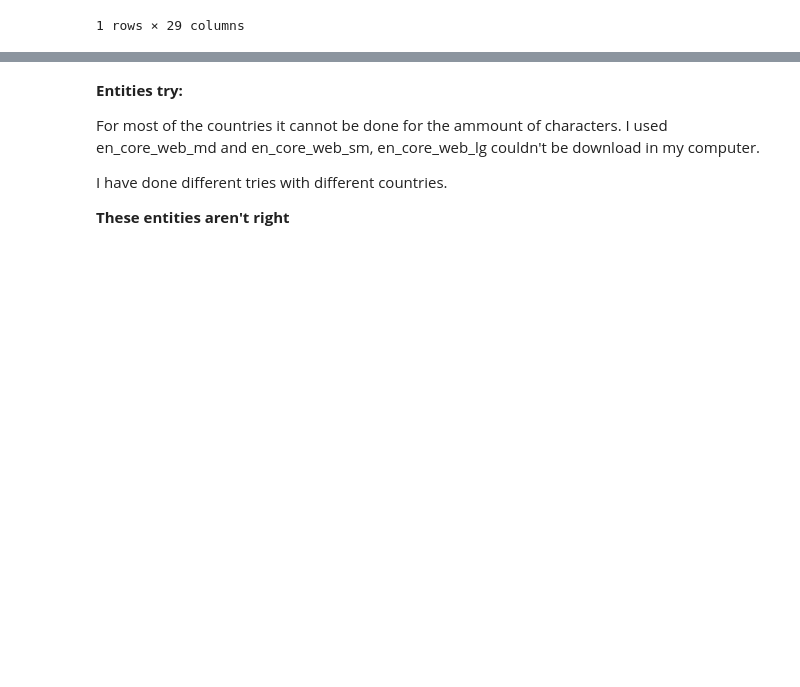
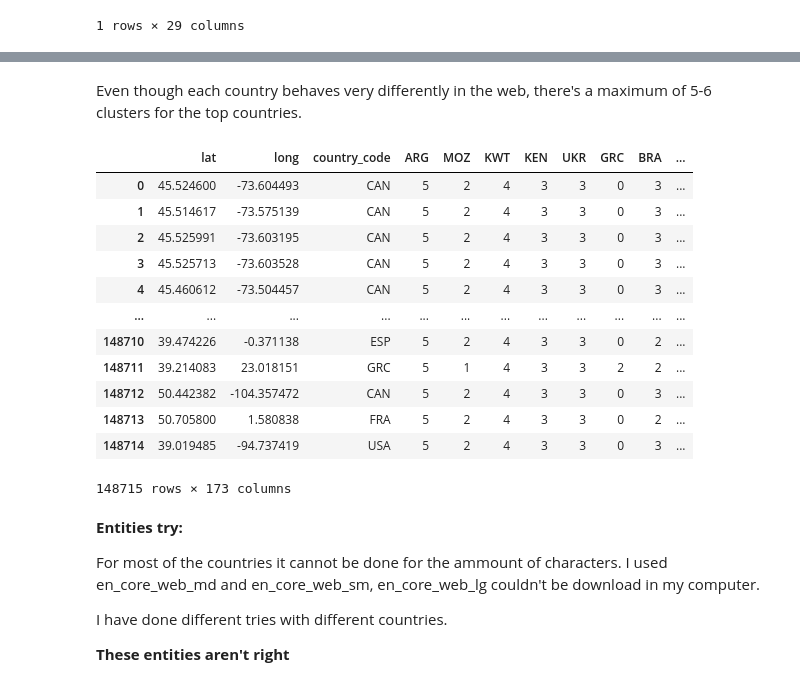
Before and after one commit to MartaGDC/Queering-the-map, a Jupyter notebook: notebooks/4. Discourse.ipynb, the cells around one changed output, grey strips where cells are left out. Cells and saved outputs as stored; diff of their text form; code cells hidden in the pictures; blank space fills up the shorter version.

```diff
--- a/notebooks/4. Discourse.ipynb
+++ b/notebooks/4. Discourse.ipynb
@@ -408,0 +442,51 @@ df.sample()
+# %% [markdown]
+Even though each country behaves very differently in the web, there's a maximum of 5-6 clusters for the top countries.
+# %%
+for i in countries:
+    try:
+        km = KMeans(n_clusters=6, n_init=10)
+        km.fit(df_copy[["lat", "long"]][df_copy["country_code"]==i])
+        cluster_pred = km.predict(df_copy[["lat", "long"]])
+        df_copy[i] = cluster_pred
+    except:
+        try:
+            km = KMeans(n_clusters=5, n_init=10)
+            km.fit(df_copy[["lat", "long"]][df_copy["country_code"]==i])
+            cluster_pred = km.predict(df_copy[["lat", "long"]])
+            df_copy[i] = cluster_pred
+        except:
+            try:
+                km = KMeans(n_clusters=4, n_init=10)
+                km.fit(df_copy[["lat", "long"]][df_copy["country_code"]==i])
+                cluster_pred = km.predict(df_copy[["lat", "long"]])
+                df_copy[i] = cluster_pred
+            except:
+                try:
+                    km = KMeans(n_clusters=3, n_init=10)
+                    km.fit(df_copy[["lat", "long"]][df_copy["country_code"]==i])
+                    cluster_pred = km.predict(df_copy[["lat", "long"]])
+                    df_copy[i] = cluster_pred
+                except:
+                    try:
+                        km = KMeans(n_clusters=2, n_init=10)
+                        km.fit(df_copy[["lat", "long"]][df_copy["country_code"]==i])
+                        cluster_pred = km.predict(df_copy[["lat", "long"]])
+                        df_copy[i] = cluster_pred
+                    except:
+                        df_copy[i] = 0
+# %%
+df_copy
+# %% [output]
+|  | lat | long | country_code | ARG | MOZ | KWT | KEN | UKR | GRC | BRA | ... |
+| 0 | 45.524600 | -73.604493 | CAN | 5 | 2 | 4 | 3 | 3 | 0 | 3 | ... |
+| 1 | 45.514617 | -73.575139 | CAN | 5 | 2 | 4 | 3 | 3 | 0 | 3 | ... |
+| 2 | 45.525991 | -73.603195 | CAN | 5 | 2 | 4 | 3 | 3 | 0 | 3 | ... |
+| 3 | 45.525713 | -73.603528 | CAN | 5 | 2 | 4 | 3 | 3 | 0 | 3 | ... |
+| 4 | 45.460612 | -73.504457 | CAN | 5 | 2 | 4 | 3 | 3 | 0 | 3 | ... |
+| ... | ... | ... | ... | ... | ... | ... | ... | ... | ... | ... | ... |
+| 148710 | 39.474226 | -0.371138 | ESP | 5 | 2 | 4 | 3 | 3 | 0 | 2 | ... |
+| 148711 | 39.214083 | 23.018151 | GRC | 5 | 1 | 4 | 3 | 3 | 2 | 2 | ... |
+| 148712 | 50.442382 | -104.357472 | CAN | 5 | 2 | 4 | 3 | 3 | 0 | 3 | ... |
+| 148713 | 50.705800 | 1.580838 | FRA | 5 | 2 | 4 | 3 | 3 | 0 | 2 | ... |
+| 148714 | 39.019485 | -94.737419 | USA | 5 | 2 | 4 | 3 | 3 | 0 | 3 | ... |
+148715 rows × 173 columns
```
Also changed, not shown: parts of 8 cells of this notebook, 6 other files.
